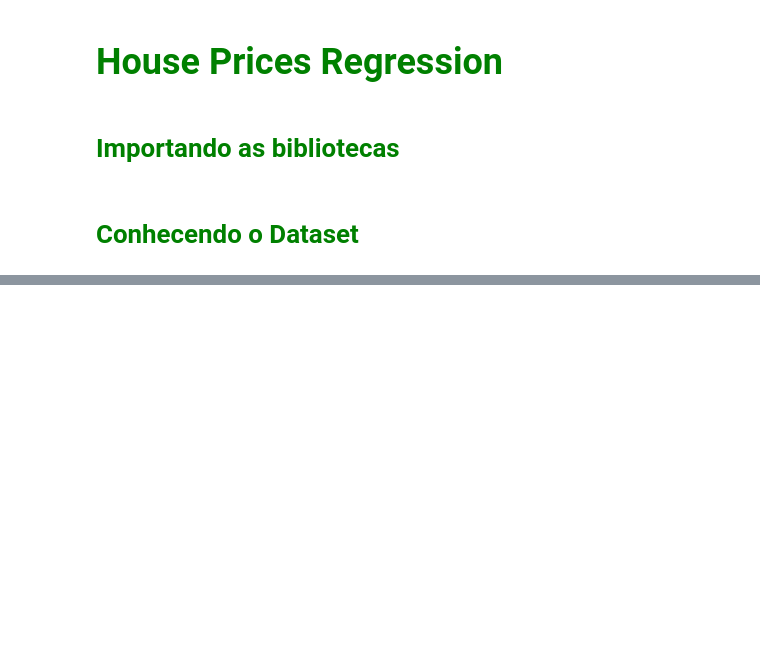
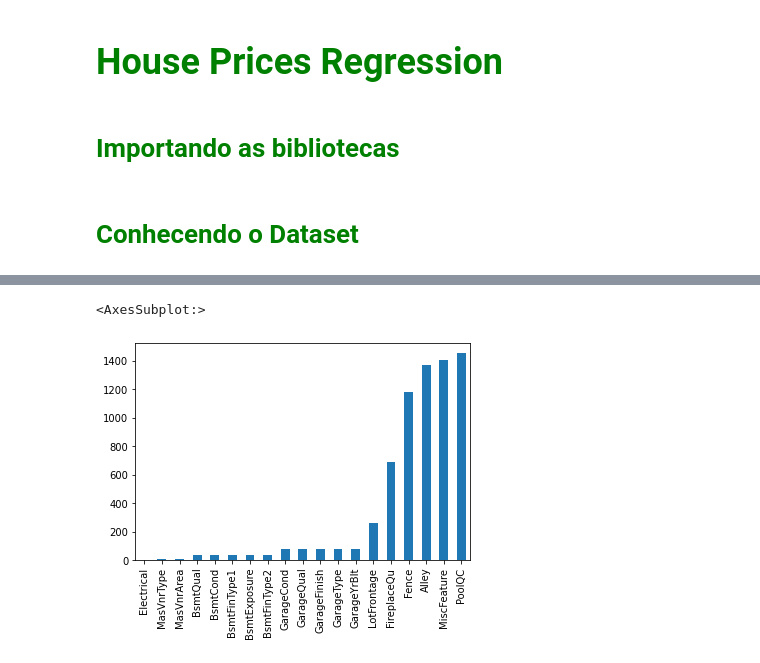
Before and after one commit to marcodeamicis/house_prices_regression, a Jupyter notebook: notebooks/initial_data_exploration.ipynb, the cells around one changed output, grey strips where cells are left out. Cells and saved outputs as stored; diff of their text form; code cells hidden in the pictures; blank space fills up the shorter version.

```diff
--- a/notebooks/initial_data_exploration.ipynb
+++ b/notebooks/initial_data_exploration.ipynb
@@ -87,3 +89,11 @@ memory usage: 912.0+ KB
+# %%
+missing = df.isnull().sum()
+missing = missing[missing > 0]
+missing.sort_values(inplace=True)
+missing.plot.bar()
+# %% [output]
+<AxesSubplot:>
+[figure, added]
 # %%
 ax = sns.heatmap(df.corr())
 ax.figure.set_size_inches(18, 6)
```
Also changed, not shown: parts of 10 cells of this notebook.
